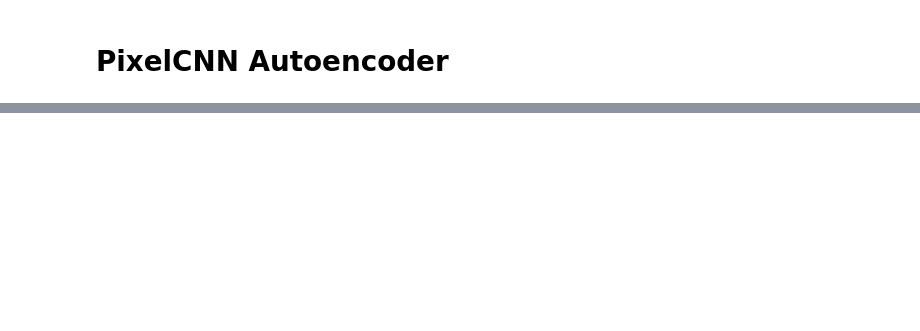
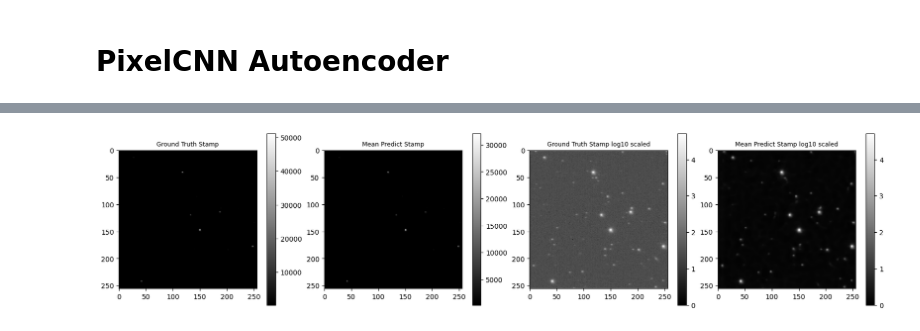
Before and after one commit to Cuzime/ASTRON-128, a Jupyter notebook: ZTF_PixelCNN.ipynb, the cells around one changed output, grey strips where cells are left out. Drawn from its saved outputs; the diff is of its cells as text; code cells hidden in the pictures; blank space fills up the shorter version.

```diff
--- a/ZTF_PixelCNN.ipynb
+++ b/ZTF_PixelCNN.ipynb
@@ -280,6 +461,7 @@ class PCNNae(keras.Model):
     def train_step(self, data):
         stamps, masks = data
         masks = tf.cast(masks, tf.float32)
+        #stamps = data
 
         """"FULLY CONV MODEL WITHOUT TUNING"""
         with tf.GradientTape(persistent = True) as tape:
@@ -290,6 +472,7 @@ class PCNNae(keras.Model):
             """Calculate MSE loss"""
             # added element wise multiplication with masks
             mse = K.mean(tf.math.multiply(K.square(mean_img - stamps), masks))
+            #mse = K.mean(K.square(mean_img - stamps))
 
         # apply gradients to mean model
         mean_grads = tape.gradient(mse, self.mean_model.trainable_weights)
@@ -332,7 +515,9 @@ class PCNNae(keras.Model):
 
     def test_step(self, data):
 
-        stamps,mask = data
+        stamps, masks = data
+        masks = tf.cast(masks, tf.float32)
+        #stamps = data
 
         # forward pass
         codes = self.encoder(stamps, training = False)
@@ -348,6 +533,7 @@ class PCNNae(keras.Model):
         """Calculate MSE loss"""
         # added element wise multiplication with masks
         mse = K.mean(tf.math.multiply(K.square(mean_img - stamps), masks))
+        #mse = K.mean(K.square(mean_img - stamps))
 
         """"Calculate MLE loss"""
         mle_loss = K.log(var_img+self.epsilon) + K.square(mean_img - stamps) / (var_img+self.epsilon)
@@ -494,0 +782,82 @@ _________________________________________________________________
+# %%
+# test and visualize reconstruction
+
+# random image
+idx = np.random.randint(0, len(test_path_list))
+file_path = test_path_list[idx]
+mask_path = '/content/ZTFrawstampsmask2/' + file_path[22:-4] + '_mask.npy'
+
+print(file_path)
+print(mask_path)
+
+image_data = np.load(file_path)
+mask_data = np.load(mask_path)
+
+original_stamp = image_data
+
+im, mask, median, std  = rescale_astronomical_image(image.reshape(image.shape[0], image.shape[1]))
+
+#interval = MinMaxInterval()
+#vmin, vmax = interval.get_limits(image_data)
+#image_data_scaled = np.log10(image_data-vmin+1)
+
+image_data_scaled = im.reshape(256,256,1)
+
+with tf.device(device_name = '/device:GPU:0'):
+    mean_pred_img, var_pred_img = np.array(autoencoder_C.predict(image_data_scaled.reshape(1, size, size, 1)))
+    mean_pred_img = mean_pred_img.reshape(shape)
+    var_pred_img = var_pred_img.reshape(shape)
+
+
+# mean (reconstructed) plots
+fig, axs = plt.subplots(1, 4, figsize=(16, 10), gridspec_kw={'wspace': 0.0, 'hspace': 0.0},
+                        constrained_layout=True)
+
+
+im0 = axs[0].imshow(original_stamp.reshape(size,size), cmap='gray')
+axs[0].set_title('Ground Truth Stamp', fontsize = 9)
+fig.colorbar(im0, ax=axs[0], shrink=0.35)
+
+mean_pred_img_un = mean_pred_img*std + median
+
+im4 = axs[1].imshow(mean_pred_img_un, cmap='gray')
+axs[1].set_title('Mean Predict Stamp' , fontsize=9)
+fig.colorbar(im4, ax=axs[1], shrink=0.35)
+
+original_stamp_masked = visual_transform_image(original_stamp).reshape(256,256,1)
+
+im1 = axs[2].imshow(image_data_scaled.reshape(size,size), cmap='gray')
+axs[2].set_title('Ground Truth Stamp log10 scaled', fontsize = 9)
+fig.colorbar(im1, ax=axs[2], shrink=0.35)
+
+mean_pred_masked = visual_transform_image(mean_pred_img.reshape(256,256,1)).reshape(256,256,1)
+
+im2 = axs[3].imshow(mean_pred_img.reshape(256,256), cmap='gray')
+axs[3].set_title('Mean Predict Stamp log10 scaled', fontsize = 9)
+fig.colorbar(im1, ax=axs[3], shrink=0.35)
+
+#reverted_mean_pred_img = ((10**mean_pred_img)-1+vmin)
+
+diff_image = (np.array(mean_pred_img.reshape(size,size)) - np.array(image_data_scaled.reshape(size,size)))
+
+fig = plt.figure(figsize=(4,4))
+plt.imshow(diff_image.reshape(size,size), cmap = 'gray')
+plt.title('Difference Image Normalized', fontsize=9)
+plt.colorbar()
+
+fig = plt.figure(figsize=(13,4))
+diff_image_flat = diff_image.flatten()
+diff_image_flat = diff_image_flat
+plt.hist(diff_image_flat, bins = 200)
+plt.title('Difference Image Normalized Histogram', fontsize=9)
+
+
+# variance plots
+
+reverted_var_pred_img = ((10**var_pred_img)-1+vmin)
+
+plt.figure()
+plt.imshow(reverted_var_pred_img.reshape(size,size), cmap = 'gray')
+plt.title('Variance Predict Unnormalized Stamp (-{:.3f})'.format(epsilon), fontsize=11)
+plt.colorbar()
+# %% [output]
@@ -494,0 +868 @@ _________________________________________________________________
+[figure, added]
```
Also changed, not shown: parts of 20 cells of this notebook.
